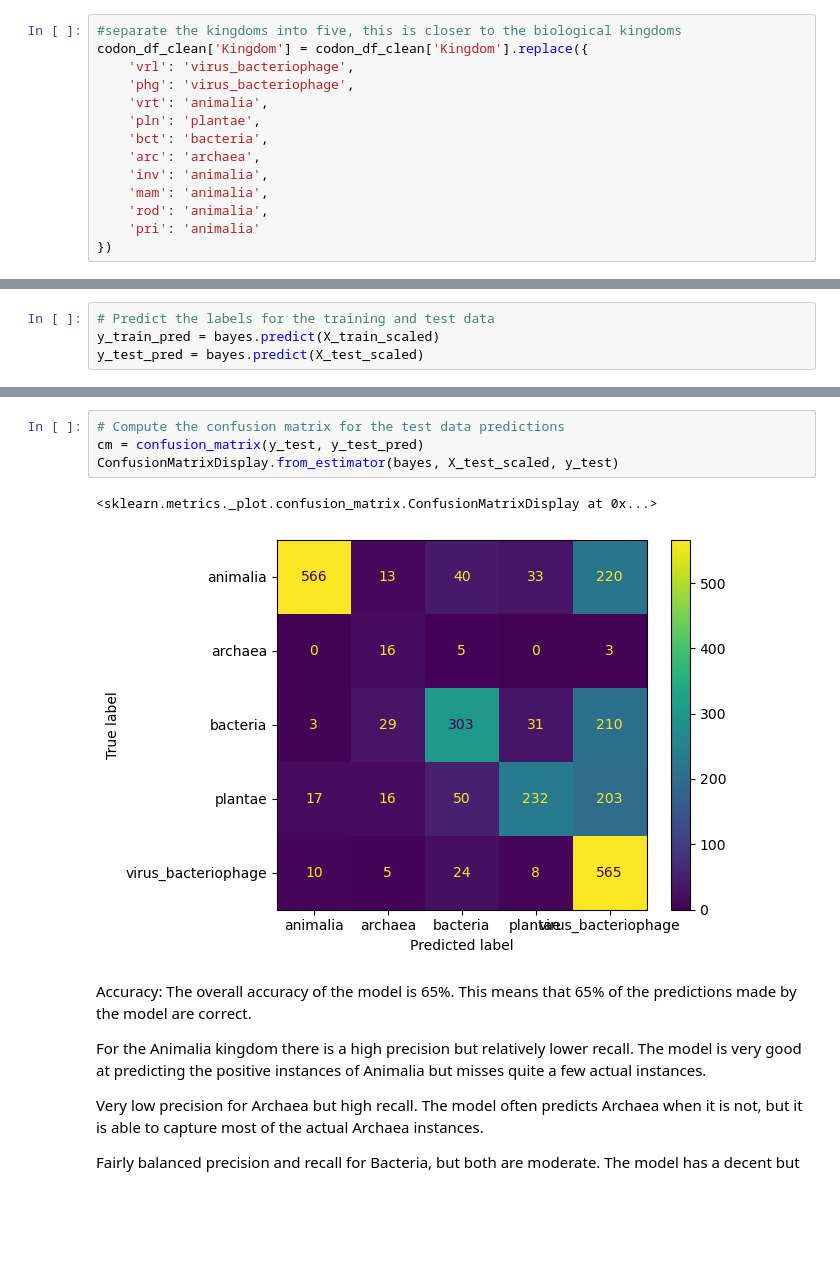
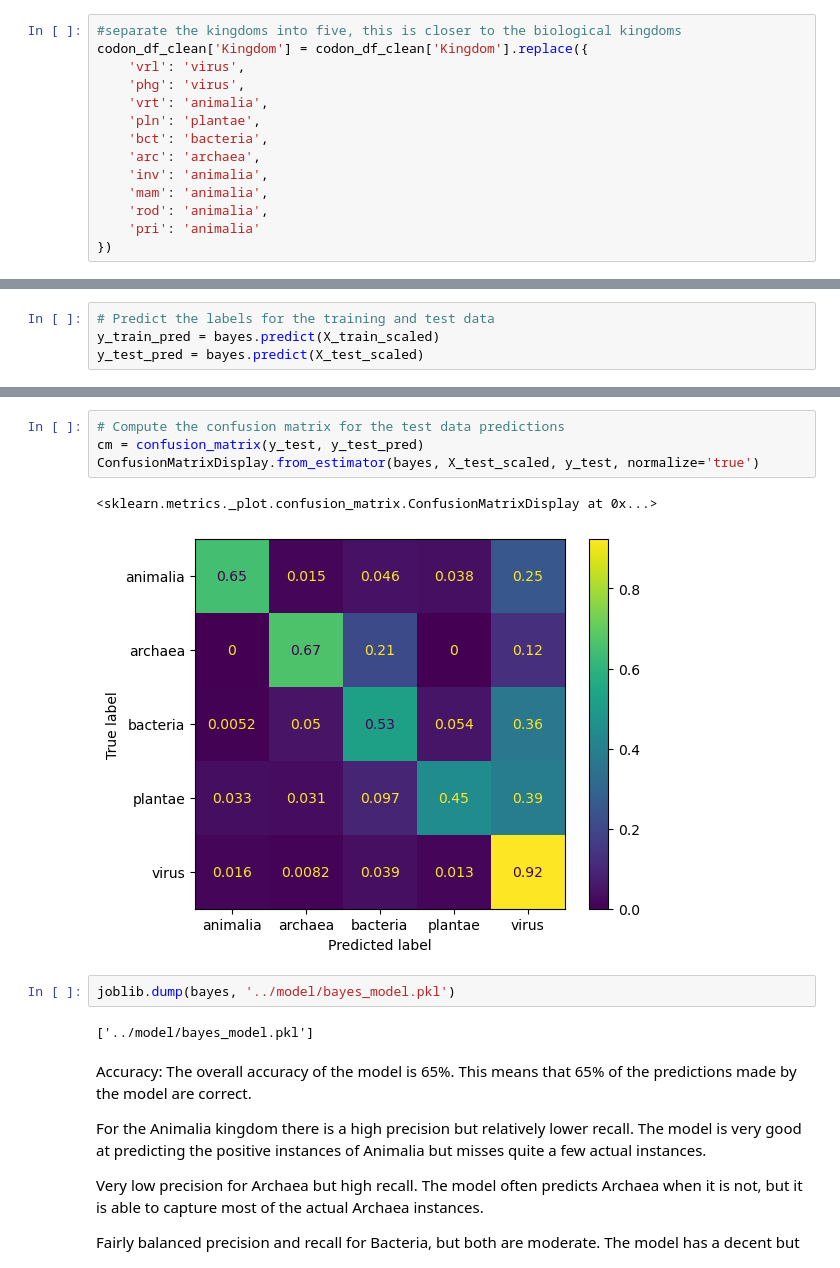
Before and after one commit to PierPompilii/Codon-Kingdom-Classifier, a Jupyter notebook: notebooks/03-modelling.ipynb, the cells around one changed output, grey strips where cells are left out. Cells and saved outputs as stored; diff of their text form; blank space fills up the shorter version.

Commit message:
pkl model added, readme title changed, organization in notebooks

```diff
--- a/notebooks/03-modelling.ipynb
+++ b/notebooks/03-modelling.ipynb
@@ -34,8 +36,8 @@ The primary objective of this study is to evaluate the performance of various ma
 # %%
 #separate the kingdoms into five, this is closer to the biological kingdoms
 codon_df_clean['Kingdom'] = codon_df_clean['Kingdom'].replace({
-    'vrl': 'virus_bacteriophage',
-    'phg': 'virus_bacteriophage',
+    'vrl': 'virus',
+    'phg': 'virus',
     'vrt': 'animalia',
     'pln': 'plantae',
     'bct': 'bacteria',
@@ -129,10 +131,14 @@ virus_bacteriophage       0.47      0.92      0.62       612
 # %%
 # Compute the confusion matrix for the test data predictions
 cm = confusion_matrix(y_test, y_test_pred)
-ConfusionMatrixDisplay.from_estimator(bayes, X_test_scaled, y_test)
+ConfusionMatrixDisplay.from_estimator(bayes, X_test_scaled, y_test, normalize='true')
 # %% [output]
 <sklearn.metrics._plot.confusion_matrix.ConfusionMatrixDisplay at 0x...>
-[figure, old version]
+[figure, new version]
+# %%
+joblib.dump(bayes, '../model/bayes_model.pkl')
+# %% [output]
+['../model/bayes_model.pkl']
 # %% [markdown]
 Accuracy: The overall accuracy of the model is 65%. This means that 65% of the predictions made by the model are correct.
 
```
Also changed, not shown: parts of 46 cells of this notebook, 11 other files.
